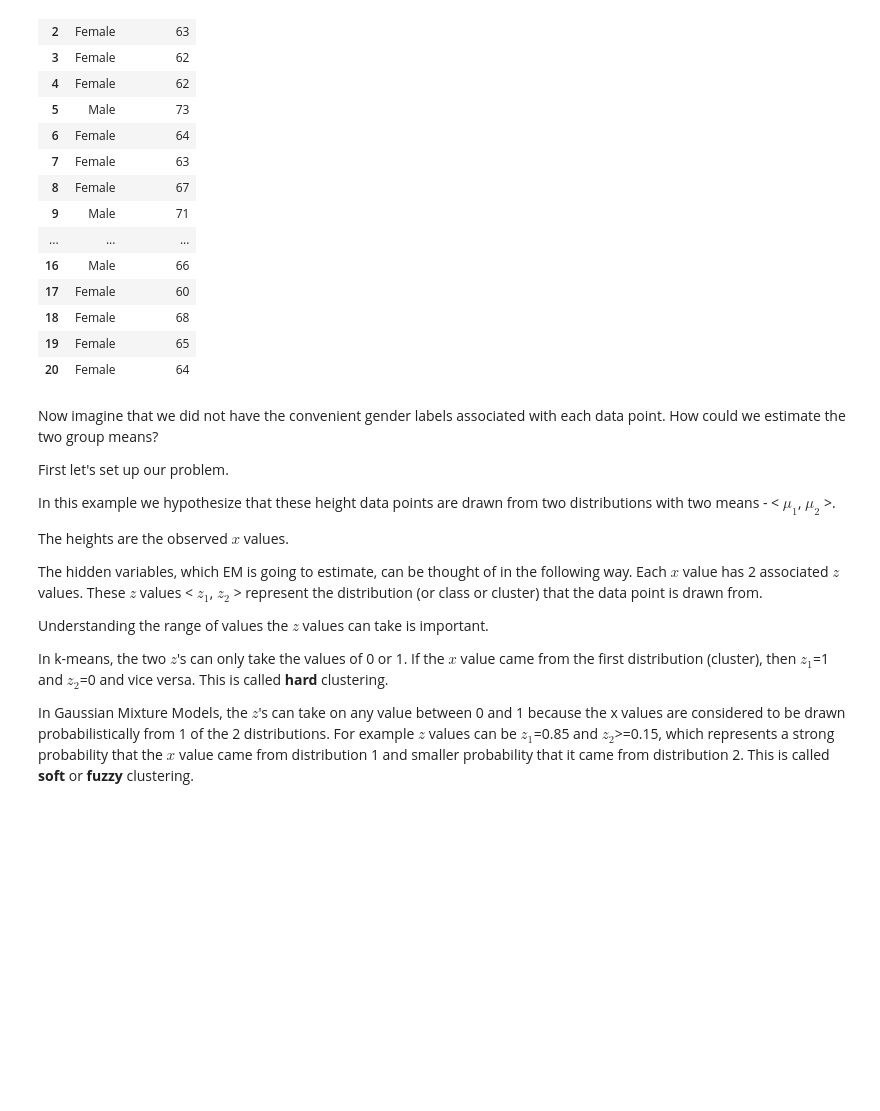
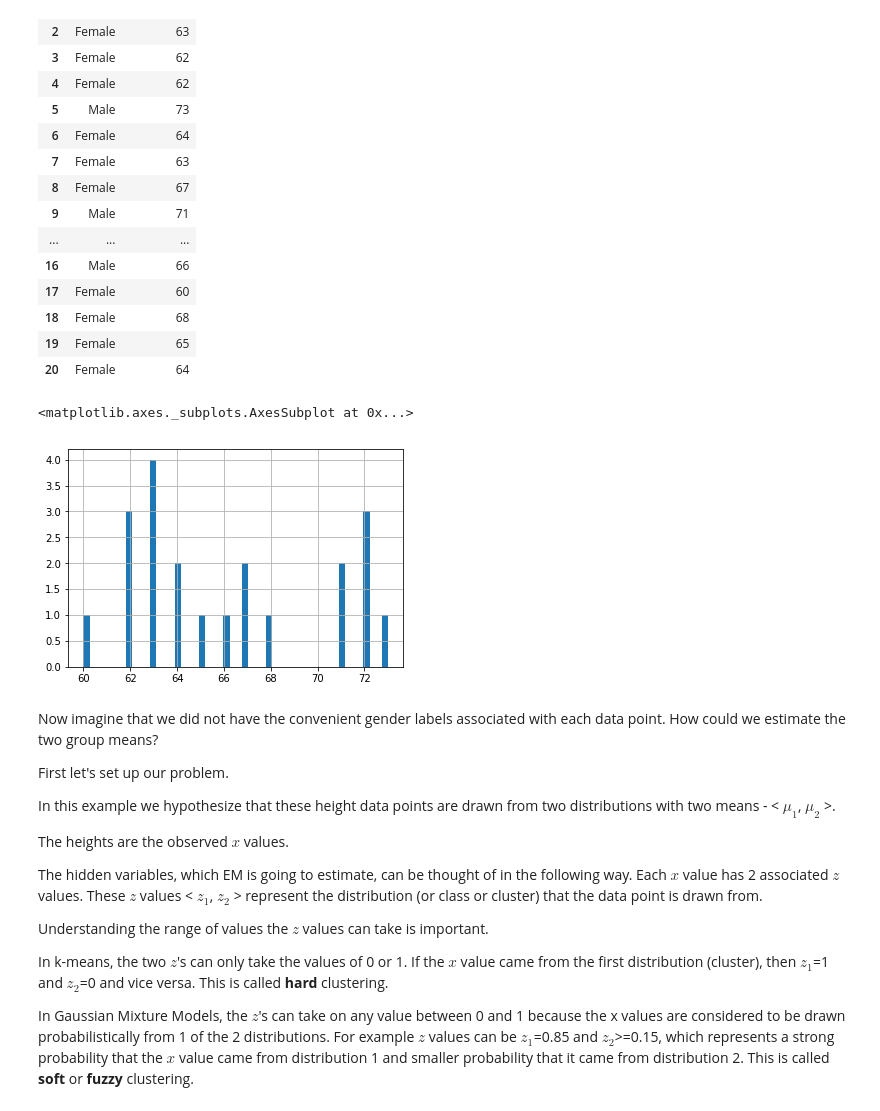
Before and after one commit to redheadjune/207_Applied_ML, a Jupyter notebook: 10_E-M, K-Means, Mixture Models.ipynb, the cells around one changed output. Drawn from its saved outputs; the diff is of its cells as text; code cells hidden in the pictures; blank space fills up the shorter version.

```diff
--- a/10_E-M, K-Means, Mixture Models.ipynb
+++ b/10_E-M, K-Means, Mixture Models.ipynb
@@ -97,6 +97,11 @@ data
 | 18 | Female | 68 |
 | 19 | Female | 65 |
 | 20 | Female | 64 |
+# %%
+data['Height (in)'].hist(bins=50)
+# %% [output]
+<matplotlib.axes._subplots.AxesSubplot at 0x...>
+[figure, added]
 # %% [markdown]
 Now imagine that we did not have the convenient gender labels associated with each data point. How could we estimate the two group means?
 
```
Also changed, not shown: parts of 4 cells of this notebook, 4 other files.
